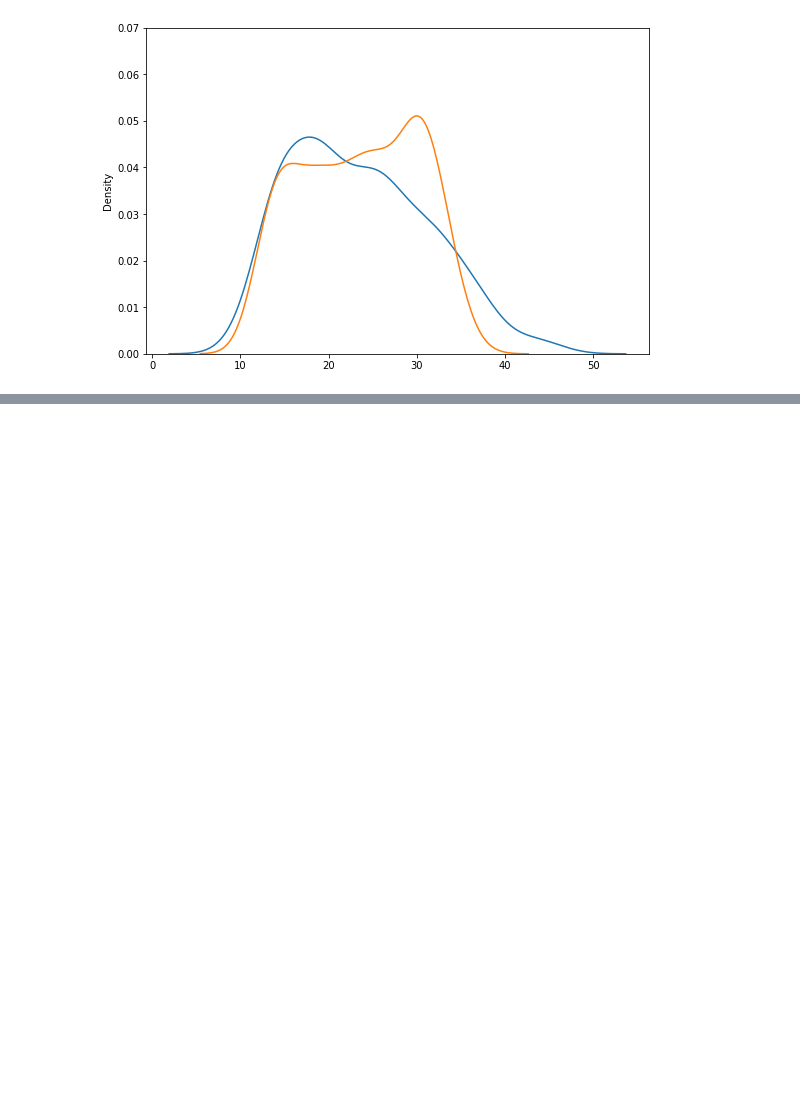
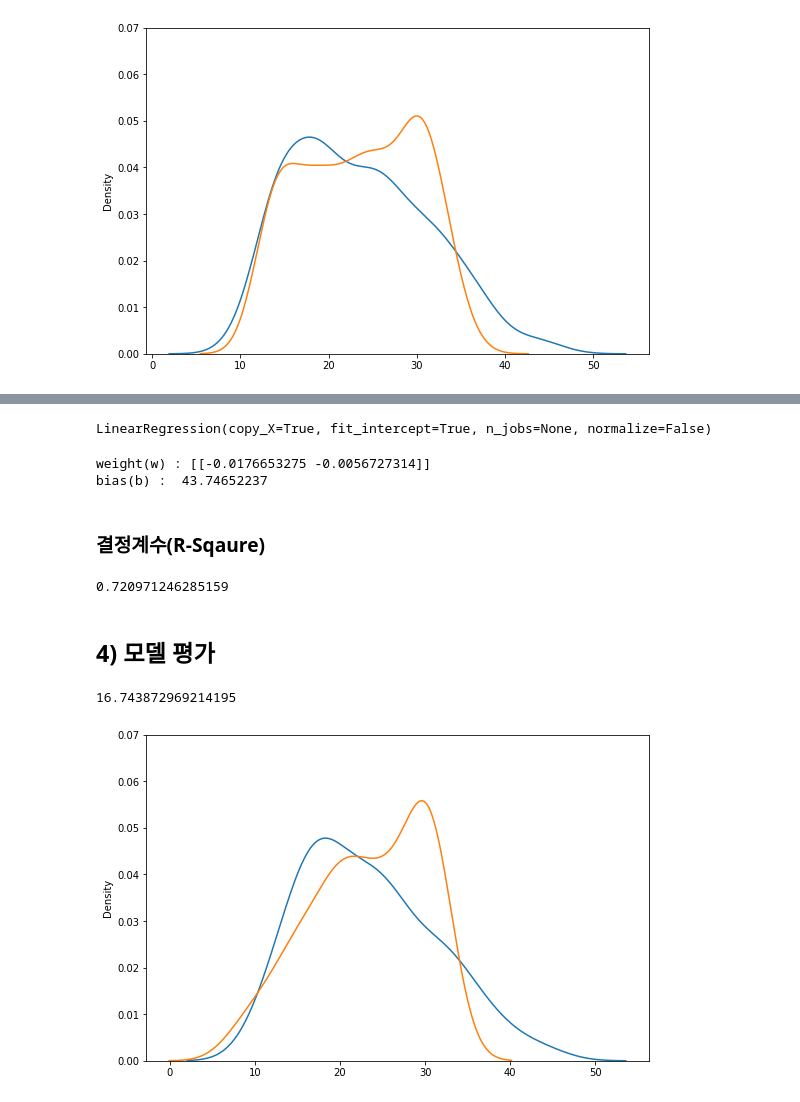
Before and after one commit to Seungeun-Song/Study-for-K-Digital-AI-developer, a Jupyter notebook: Practice/21_03_02_Regression_Analysis.ipynb, the cells around one changed output, grey strips where cells are left out. Cells and saved outputs as stored; diff of their text form; code cells hidden in the pictures; blank space fills up the shorter version.

```diff
--- a/Practice/21_03_02_Regression_Analysis.ipynb
+++ b/Practice/21_03_02_Regression_Analysis.ipynb
@@ -235,0 +297,3 @@ plt.show()
+# %%
+DF3 = DF[['mpg','cylinders','displacement','weight']]
+DF3.head(3)
@@ -235,0 +307,10 @@ plt.show()
+# %%
+from sklearn.model_selection import train_test_split
+
+x=DF3[['displacement', 'weight']]
+y=DF3[['mpg']]
+
+x_train, x_test, y_train, y_test = train_test_split(x,y,test_size=.3, random_state=2045)
+
+print('Train Data : ', x_train.shape, y_train.shape)
+print('Test Data : ', x_test.shape, y_test.shape)
@@ -237,0 +322,38 @@ plt.show()
+# %%
+from sklearn.linear_model import LinearRegression
+
+MR = LinearRegression()
+MR.fit(x_train, y_train)
+# %% [output]
+LinearRegression(copy_X=True, fit_intercept=True, n_jobs=None, normalize=False)
+# %%
+print('weight(w) :', MR.coef_)
+print('bias(b) : ', '%.8f' %MR.intercept_)
+# %% [output]
+weight(w) : [[-0.0176653275 -0.0056727314]]
+bias(b) :  43.74652237
+# %% [markdown]
+### 결정계수(R-Sqaure)
+# %%
+MR.score(x_test, y_test)
+# %% [output]
+0.720971246285159
+# %% [markdown]
+## 4) 모델 평가
+# %%
+from sklearn.metrics import mean_squared_error
+
+
+mean_squared_error(y_test, MR.predict(x_test))
+# %% [output]
+16.743872969214195
+# %%
+y_hat3= MR.predict(x_test)
+
+plt.figure(figsize=(9,6))
+ax1 = sns.distplot(y_test, hist=False, label='y_test')
+ax2 = sns.distplot(y_hat3, hist=False, label='y_hat', ax=ax1)
+plt.ylim(0, 0.07)
+plt.show()
+# %% [output]
+[figure, added]
```
Also changed, not shown: parts of 38 cells of this notebook.
